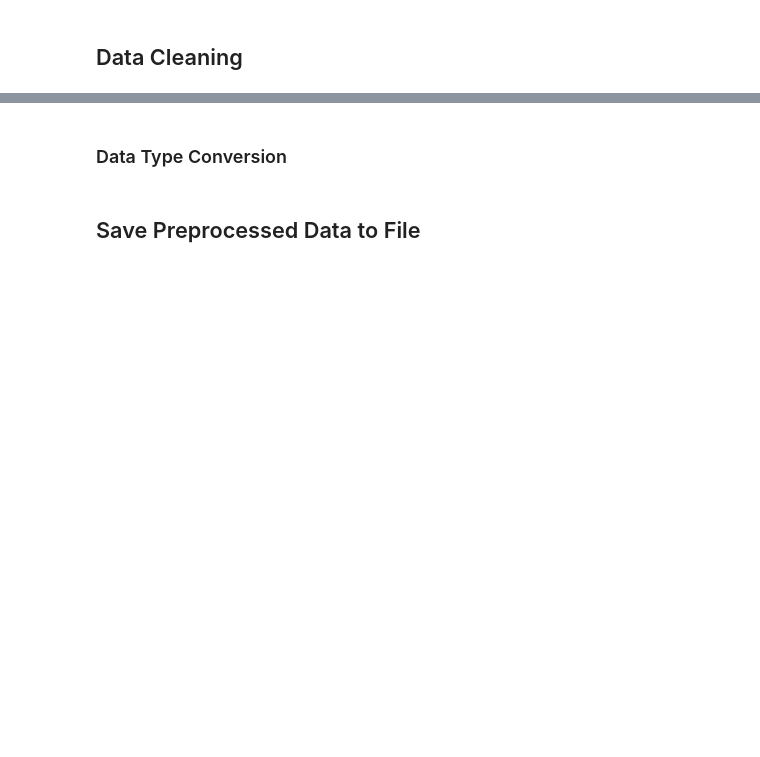
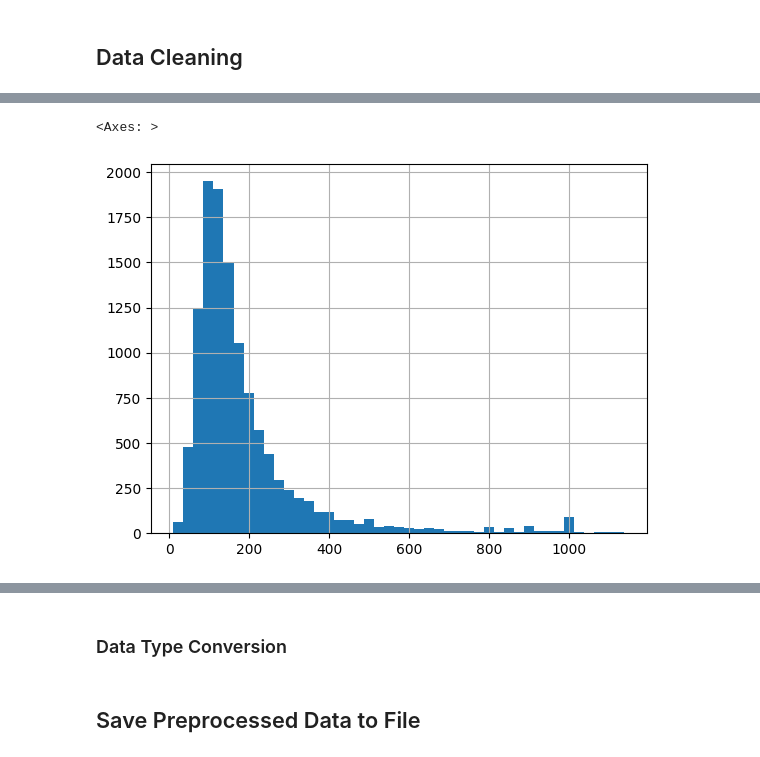
Before and after one commit to EliasSchafer1/Airbnb-Florence, a Jupyter notebook: notebooks/01_preprocessing.ipynb, the cells around one changed output, grey strips where cells are left out. Saved outputs shown, nothing was run; the diff lists cells and outputs as text; code cells hidden in the pictures; blank space fills up the shorter version.

```diff
--- a/notebooks/01_preprocessing.ipynb
+++ b/notebooks/01_preprocessing.ipynb
@@ -45,0 +116,3 @@ Remove data with missing target value
+# %%
+q985 = df["price"].quantile(0.985)
+df = df[df["price"]<=q985]
@@ -45,0 +135,5 @@ Remove data with missing target value
+# %%
+df["price"].hist(bins=45)
+# %% [output]
+<Axes: >
+[figure, added]
```
Also changed, not shown: parts of 34 cells of this notebook.
